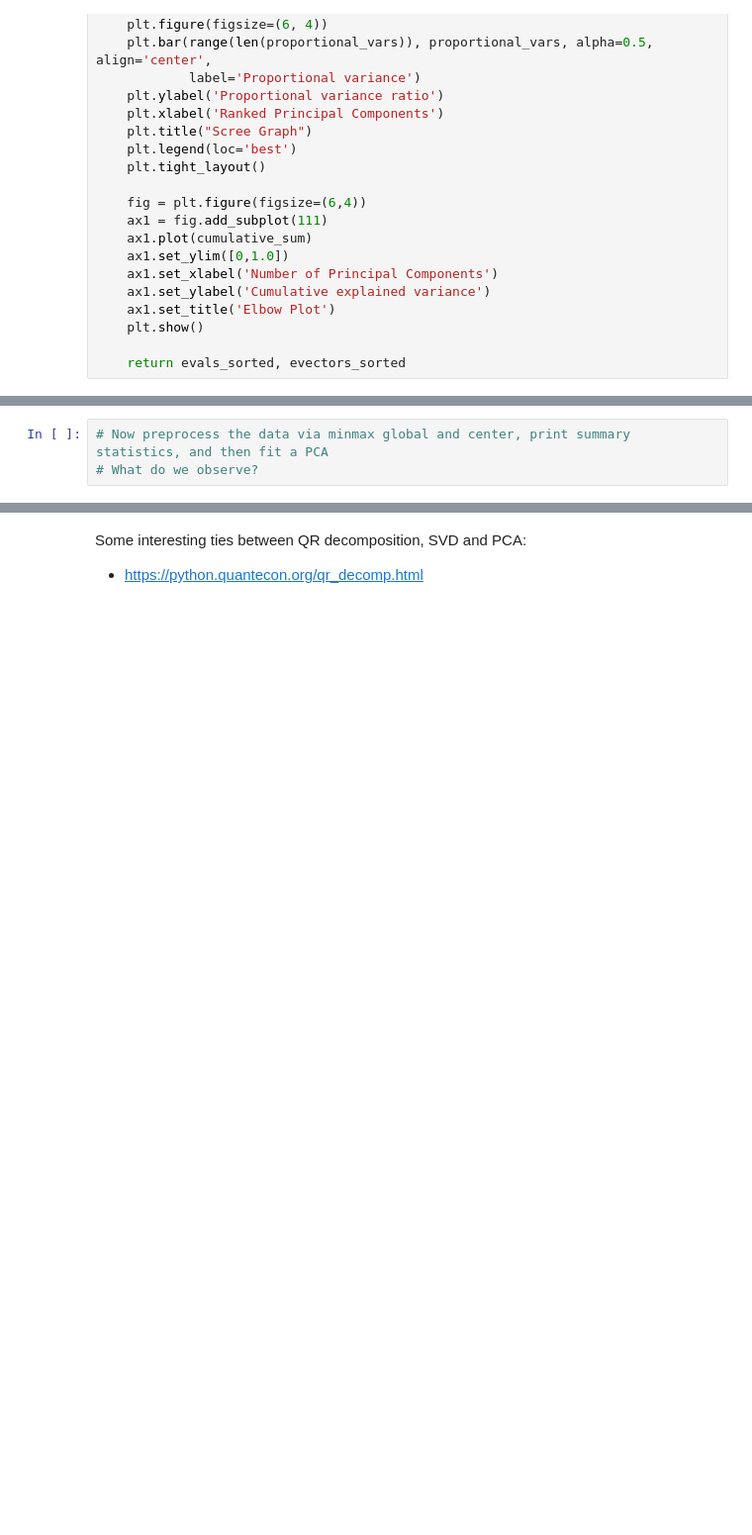
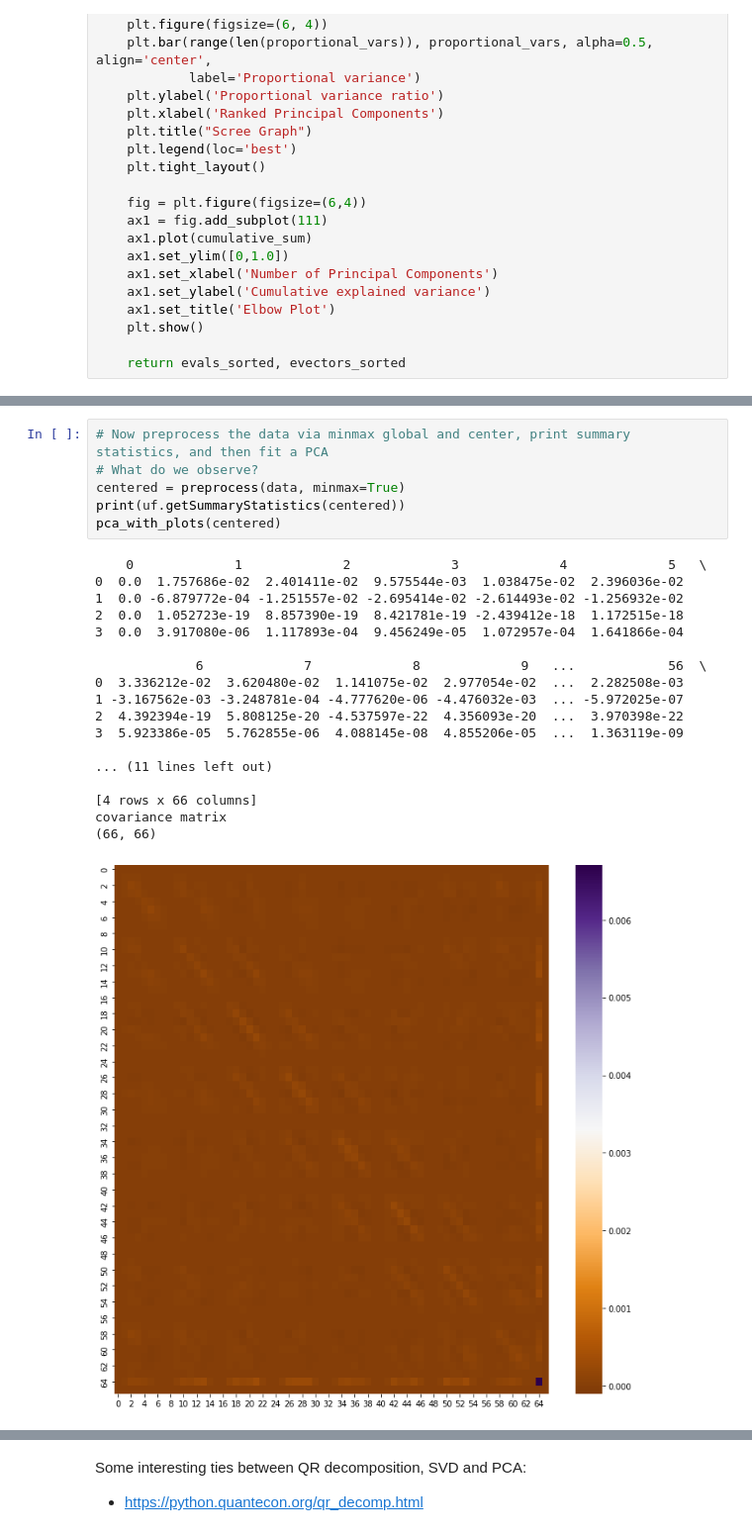
Before and after one commit to ajstent/CS252S22, a Jupyter notebook: CS252S22_Day20.ipynb, the cells around one changed output, grey strips where cells are left out. Shown at 99% size. Cells and saved outputs as stored; diff of their text form; blank space fills up the shorter version.

```diff
--- a/CS252S22_Day20.ipynb
+++ b/CS252S22_Day20.ipynb
@@ -133,3 +192,25 @@ print(uf.getSummaryStatistics(data))
 # %%
 # Now preprocess the data via minmax global and center, print summary statistics, and then fit a PCA
 # What do we observe?
+centered = preprocess(data, minmax=True)
+print(uf.getSummaryStatistics(centered))
+pca_with_plots(centered)
+# %% [output]
+    0             1             2             3             4             5   \
+0  0.0  1.757686e-02  2.401411e-02  9.575544e-03  1.038475e-02  2.396036e-02
+1  0.0 -6.879772e-04 -1.251557e-02 -2.695414e-02 -2.614493e-02 -1.256932e-02
+2  0.0  1.052723e-19  8.857390e-19  8.421781e-19 -2.439412e-18  1.172515e-18
+3  0.0  3.917080e-06  1.117893e-04  9.456249e-05  1.072957e-04  1.641866e-04
+
+             6             7             8             9   ...            56  \
+0  3.336212e-02  3.620480e-02  1.141075e-02  2.977054e-02  ...  2.282508e-03
+1 -3.167562e-03 -3.248781e-04 -4.777620e-06 -4.476032e-03  ... -5.972025e-07
+2  4.392394e-19  5.808125e-20 -4.537597e-22  4.356093e-20  ...  3.970398e-22
+3  5.923386e-05  5.762855e-06  4.088145e-08  4.855206e-05  ...  1.363119e-09
+
+... (11 lines left out)
+
+[4 rows x 66 columns]
+covariance matrix
+(66, 66)
+[figure, added]
```
Also changed, not shown: parts of 6 cells of this notebook, 4 other files.
